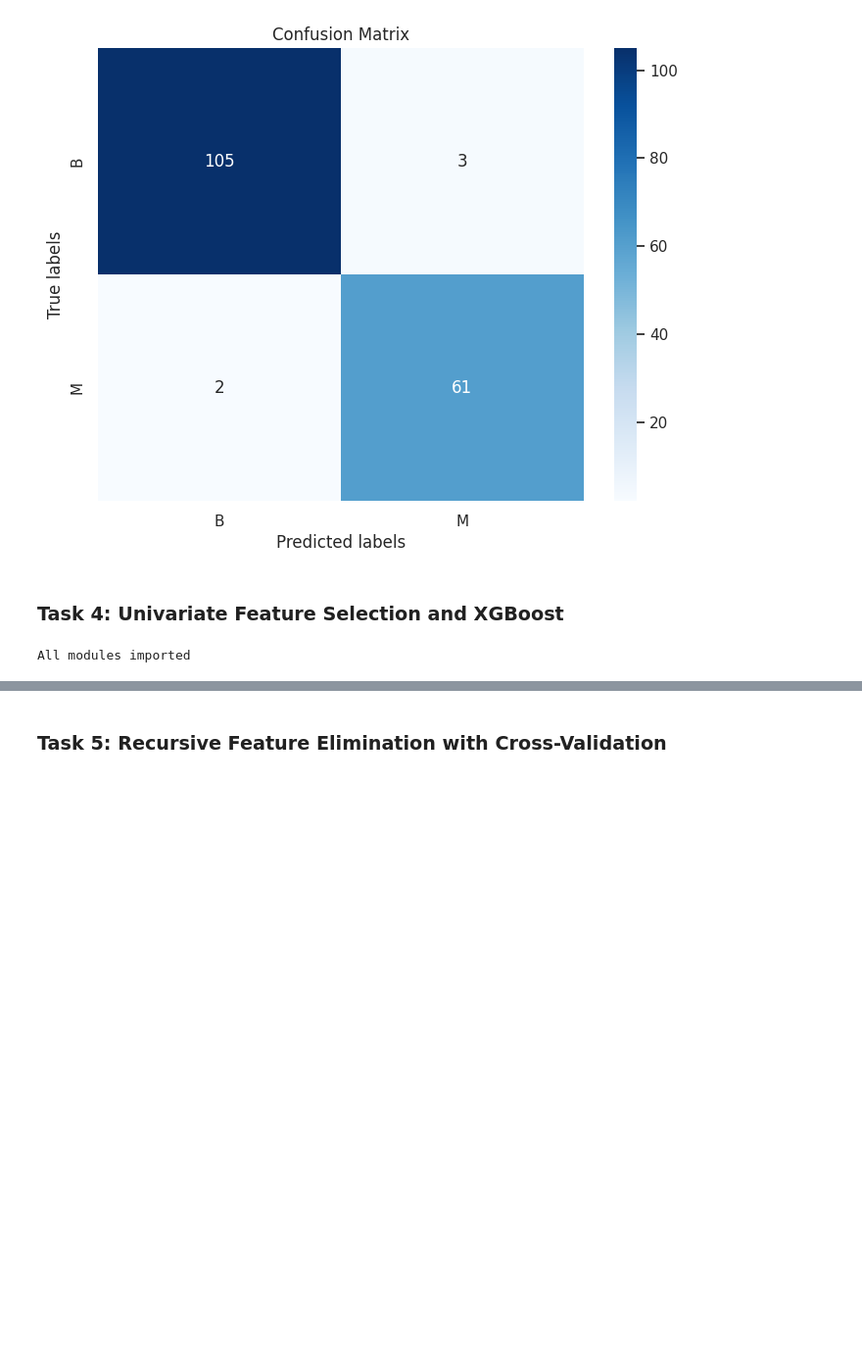
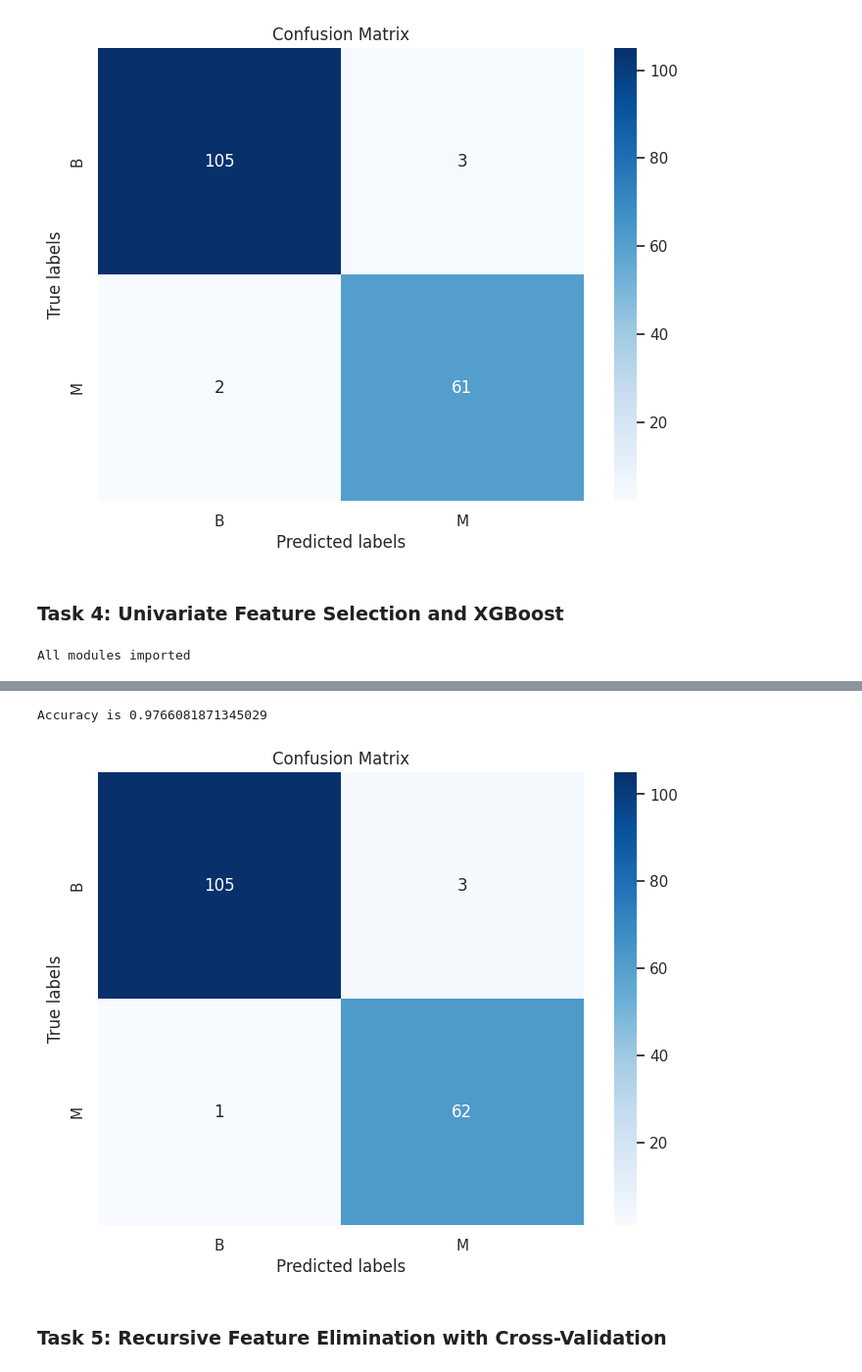
Before and after one commit to rasikasrimal/TumorDiagnosis, a Jupyter notebook: Learner_Notebook.ipynb, the cells around one changed output, grey strips where cells are left out. Shown at 98% size. Cells and saved outputs as stored; diff of their text form; code cells hidden in the pictures; blank space fills up the shorter version.

Commit message:
Kaggle Notebook | Tumor Diagnosis | Univariate Feature Selection and XGBoost

```diff
--- a/Learner_Notebook.ipynb
+++ b/Learner_Notebook.ipynb
@@ -395,9 +435,5 @@ print('All modules imported')
 All modules imported
 # %%
 select_feature = SelectKBest(chi2, k=10).fit(x_train, y_train)
-
-print('Score List: ')
-
-select_feature = SelectKBest(chi2, k=10).fit(x_train, y_train)
-
-print('Score List: ')
+print('Score List: ', select_feature.scores_)
+print('Feaure List: ', x_train.columns)
@@ -404,2 +451,21 @@ print('Score List: ')
+# %%
+x_train_2 = select_feature.transform(x_train)
+x_test_2 = select_feature.transform(x_test)
+
+clf_2 = xgb.XGBClassifier()
+clf_2.fit(x_train_2, y_train)
+
+print("Accuracy is", accuracy_score(y_test, clf_2.predict(x_test_2)))
+
+cm_2 = confusion_matrix(y_test, clf_2.predict(x_test_2))
+plt.figure(figsize=(8, 6))
+sns.heatmap(cm_2, annot=True, fmt='d', cmap='Blues', xticklabels=le.classes_, yticklabels=le.classes_)
+plt.xlabel('Predicted labels')
+plt.ylabel('True labels')
+plt.title('Confusion Matrix')
+plt.show()
+# %% [output]
+Accuracy is 0.9766081871345029
+[figure, added]
 # %% [markdown]
 ### Task 5: Recursive Feature Elimination with Cross-Validation
```
Also changed, not shown: parts of 11 cells of this notebook.
